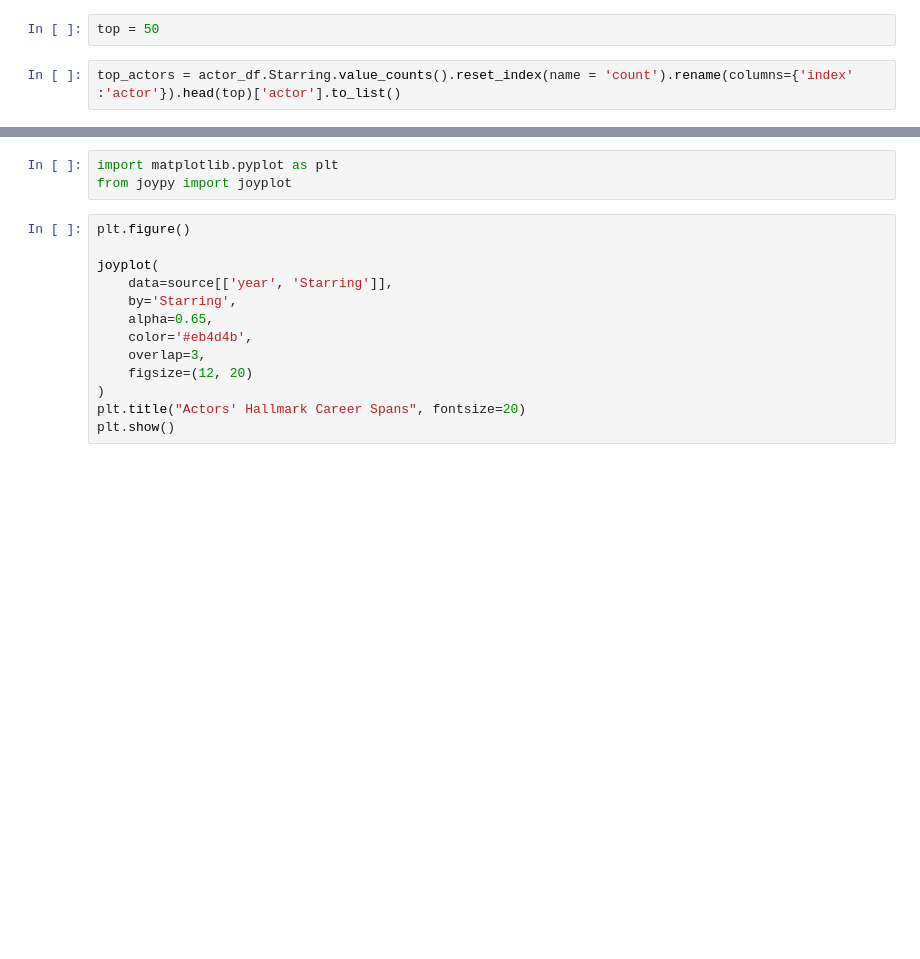
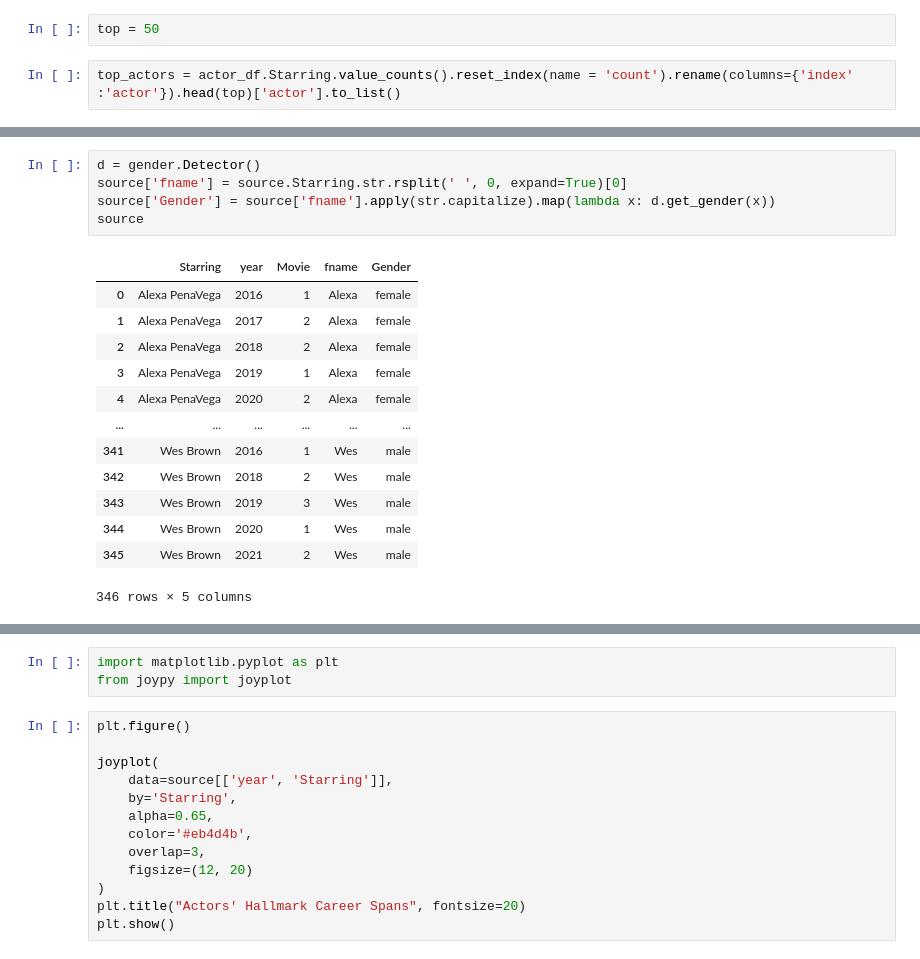
Before and after one commit to aishichandra/Hallmark_Project, a Jupyter notebook: Hallmark Movies.ipynb, the cells around one changed output, grey strips where cells are left out. Drawn from its saved outputs; the diff is of its cells as text; blank space fills up the shorter version.

```diff
--- a/Hallmark Movies.ipynb
+++ b/Hallmark Movies.ipynb
@@ -227,0 +245,19 @@ source = actor_df[['Starring', 'Movie', 'year']][actor_df['Starring'].isin(top_a
+# %%
+d = gender.Detector()
+source['fname'] = source.Starring.str.rsplit(' ', 0, expand=True)[0]
+source['Gender'] = source['fname'].apply(str.capitalize).map(lambda x: d.get_gender(x))
+source
+# %% [output]
+|  | Starring | year | Movie | fname | Gender |
+| 0 | Alexa PenaVega | 2016 | 1 | Alexa | female |
+| 1 | Alexa PenaVega | 2017 | 2 | Alexa | female |
+| 2 | Alexa PenaVega | 2018 | 2 | Alexa | female |
+| 3 | Alexa PenaVega | 2019 | 1 | Alexa | female |
+| 4 | Alexa PenaVega | 2020 | 2 | Alexa | female |
+| ... | ... | ... | ... | ... | ... |
+| 341 | Wes Brown | 2016 | 1 | Wes | male |
+| 342 | Wes Brown | 2018 | 2 | Wes | male |
+| 343 | Wes Brown | 2019 | 3 | Wes | male |
+| 344 | Wes Brown | 2020 | 1 | Wes | male |
+| 345 | Wes Brown | 2021 | 2 | Wes | male |
+346 rows × 5 columns
```
Also changed, not shown: parts of 7 cells of this notebook.
